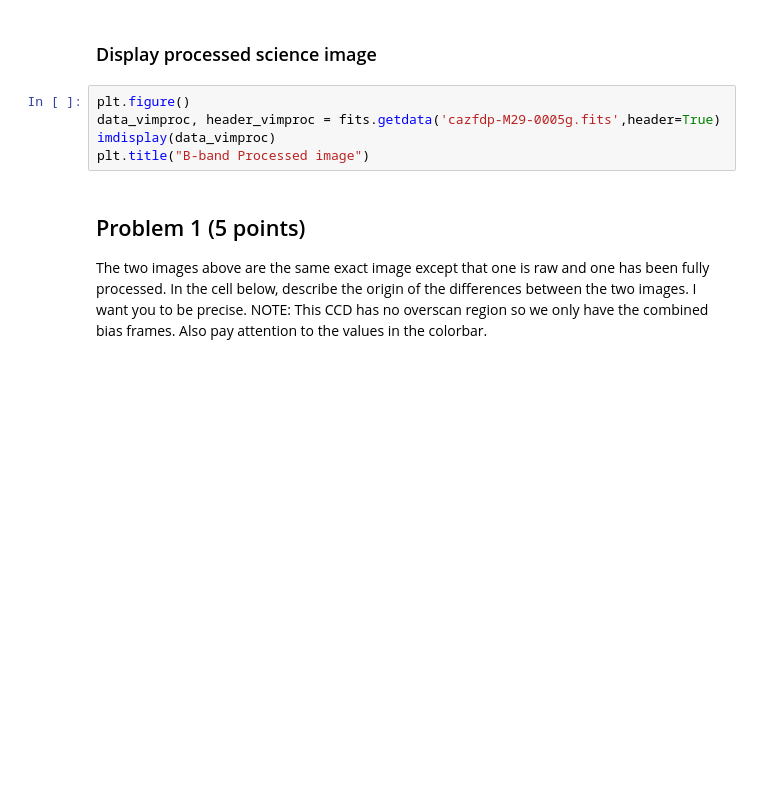
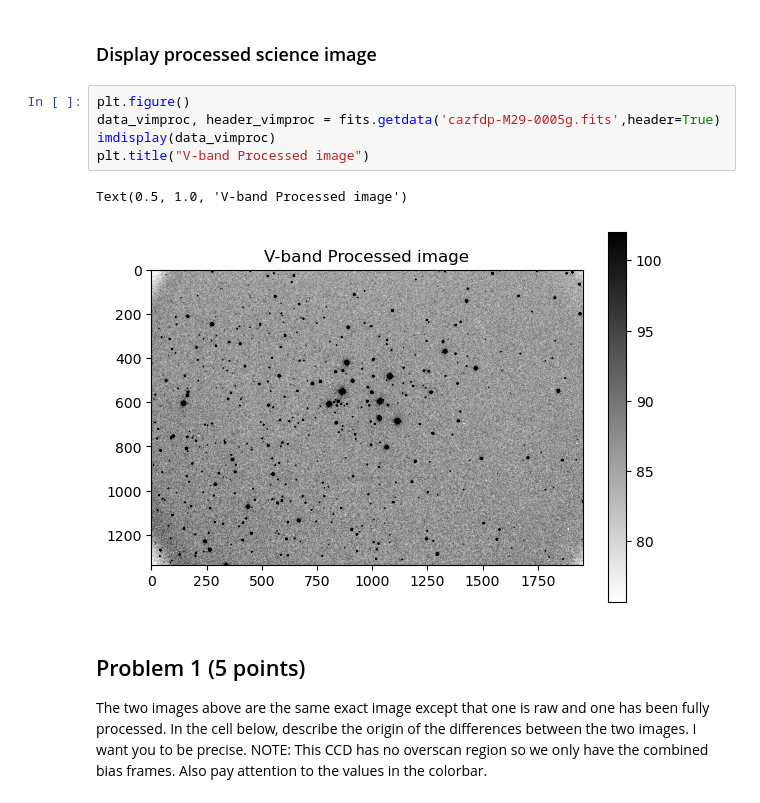
Before and after one commit to RyanNease/Reductionproject_student, a Jupyter notebook: characterize_CCD_student.ipynb, the cells around one changed output. Cells and saved outputs as stored; diff of their text form; blank space fills up the shorter version.

```diff
--- a/characterize_CCD_student.ipynb
+++ b/characterize_CCD_student.ipynb
@@ -69,8 +72,11 @@ plt.title("V-band Raw image")
 # %%
 plt.figure()
 data_vimproc, header_vimproc = fits.getdata('cazfdp-M29-0005g.fits',header=True)
 imdisplay(data_vimproc)
-plt.title("B-band Processed image")
+plt.title("V-band Processed image")
+# %% [output]
+Text(0.5, 1.0, 'V-band Processed image')
+[figure, added]
 # %% [markdown]
 ## Problem 1 (5 points)
 
```
Also changed, not shown: parts of 10 cells of this notebook.
